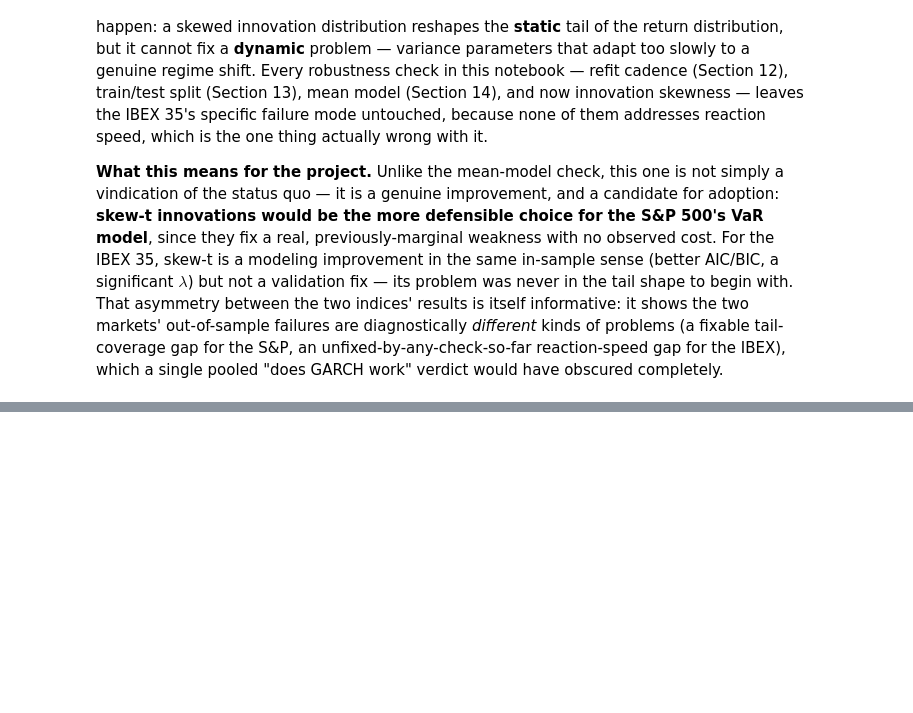
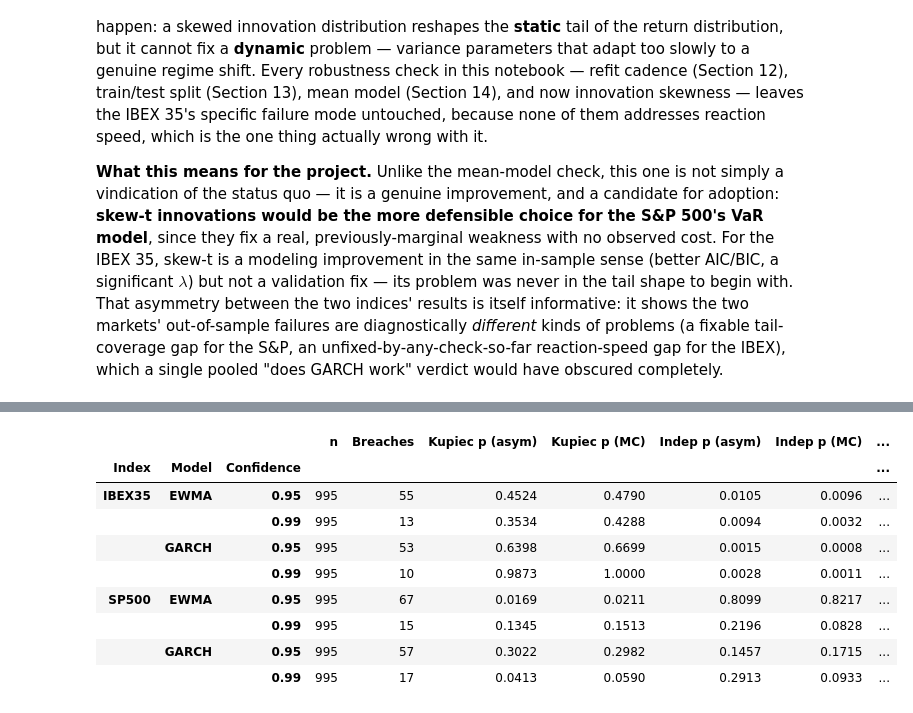
Before and after one commit to MLEIV90/ibex-garch-risk, a Jupyter notebook: notebooks/05_var_backtesting.ipynb, the cells around one changed output, grey strips where cells are left out. Saved outputs shown, nothing was run; the diff lists cells and outputs as text; code cells hidden in the pictures; blank space fills up the shorter version.

```diff
--- a/notebooks/05_var_backtesting.ipynb
+++ b/notebooks/05_var_backtesting.ipynb
@@ -1391,0 +1482,51 @@ completely.
+# %%
+N_MC = 10_000
+MC_SEED = 20260715  # today's date at time of writing; fixed for reproducibility
+rng = np.random.default_rng(MC_SEED)
+
+mc_rows = []
+for (idx, model, conf), thr in oos_thresholds.items():
+    r = returns_pct[idx].loc[thr.index]
+    p = 1 - conf
+    breach = (r < thr).astype(int)
+    x = int(breach.sum())
+    n_obs = len(r)
+
+    # Observed statistics: identical code path to Section 9's headline table.
+    lr_uc, p_uc_asym = kupiec_test(x, n_obs, p)
+    lr_ind, p_ind_asym, _ = christoffersen_independence_test(breach.values)
+    lr_cc = lr_uc + lr_ind
+    p_cc_asym = 1 - stats.chi2.cdf(lr_cc, df=2)
+
+    # Null distribution: N_MC independent Bernoulli(p) breach sequences of the same length.
+    breach_mc = rng.random((N_MC, n_obs)) < p
+    x_mc = breach_mc.sum(axis=1)
+    lr_uc_mc = kupiec_lr_vec(x_mc, n_obs, p)
+    lr_ind_mc = christoffersen_lr_vec(breach_mc)
+    lr_cc_mc = lr_uc_mc + lr_ind_mc
+
+    p_uc_mc = (np.sum(lr_uc_mc >= lr_uc) + 1) / (N_MC + 1)
+    p_ind_mc = (np.sum(lr_ind_mc >= lr_ind) + 1) / (N_MC + 1)
+    p_cc_mc = (np.sum(lr_cc_mc >= lr_cc) + 1) / (N_MC + 1)
+
+    mc_rows.append({
+        "Index": idx, "Model": model, "Confidence": conf, "n": n_obs, "Breaches": x,
+        "Kupiec p (asym)": p_uc_asym, "Kupiec p (MC)": p_uc_mc,
+        "Indep p (asym)": p_ind_asym, "Indep p (MC)": p_ind_mc,
+        "CC p (asym)": p_cc_asym, "CC p (MC)": p_cc_mc,
+        "Pass (asym)": p_cc_asym > 0.05, "Pass (MC)": p_cc_mc > 0.05,
+    })
+
+mc_results_df = pd.DataFrame(mc_rows).set_index(["Index", "Model", "Confidence"]).sort_index()
+mc_results_df.round(4)
+# %% [output]
+|  |  |  | n | Breaches | Kupiec p (asym) | Kupiec p (MC) | Indep p (asym) | Indep p (MC) | ... |
+| Index | Model | Confidence |  |  |  |  |  |  | ... |
+| IBEX35 | EWMA | 0.95 | 995 | 55 | 0.4524 | 0.4790 | 0.0105 | 0.0096 | ... |
+|  |  | 0.99 | 995 | 13 | 0.3534 | 0.4288 | 0.0094 | 0.0032 | ... |
+|  | GARCH | 0.95 | 995 | 53 | 0.6398 | 0.6699 | 0.0015 | 0.0008 | ... |
+|  |  | 0.99 | 995 | 10 | 0.9873 | 1.0000 | 0.0028 | 0.0011 | ... |
+| SP500 | EWMA | 0.95 | 995 | 67 | 0.0169 | 0.0211 | 0.8099 | 0.8217 | ... |
+|  |  | 0.99 | 995 | 15 | 0.1345 | 0.1513 | 0.2196 | 0.0828 | ... |
+|  | GARCH | 0.95 | 995 | 57 | 0.3022 | 0.2982 | 0.1457 | 0.1715 | ... |
+|  |  | 0.99 | 995 | 17 | 0.0413 | 0.0590 | 0.2913 | 0.0933 | ... |
```
Also changed, not shown: parts of 6 cells of this notebook, 2 other files.
